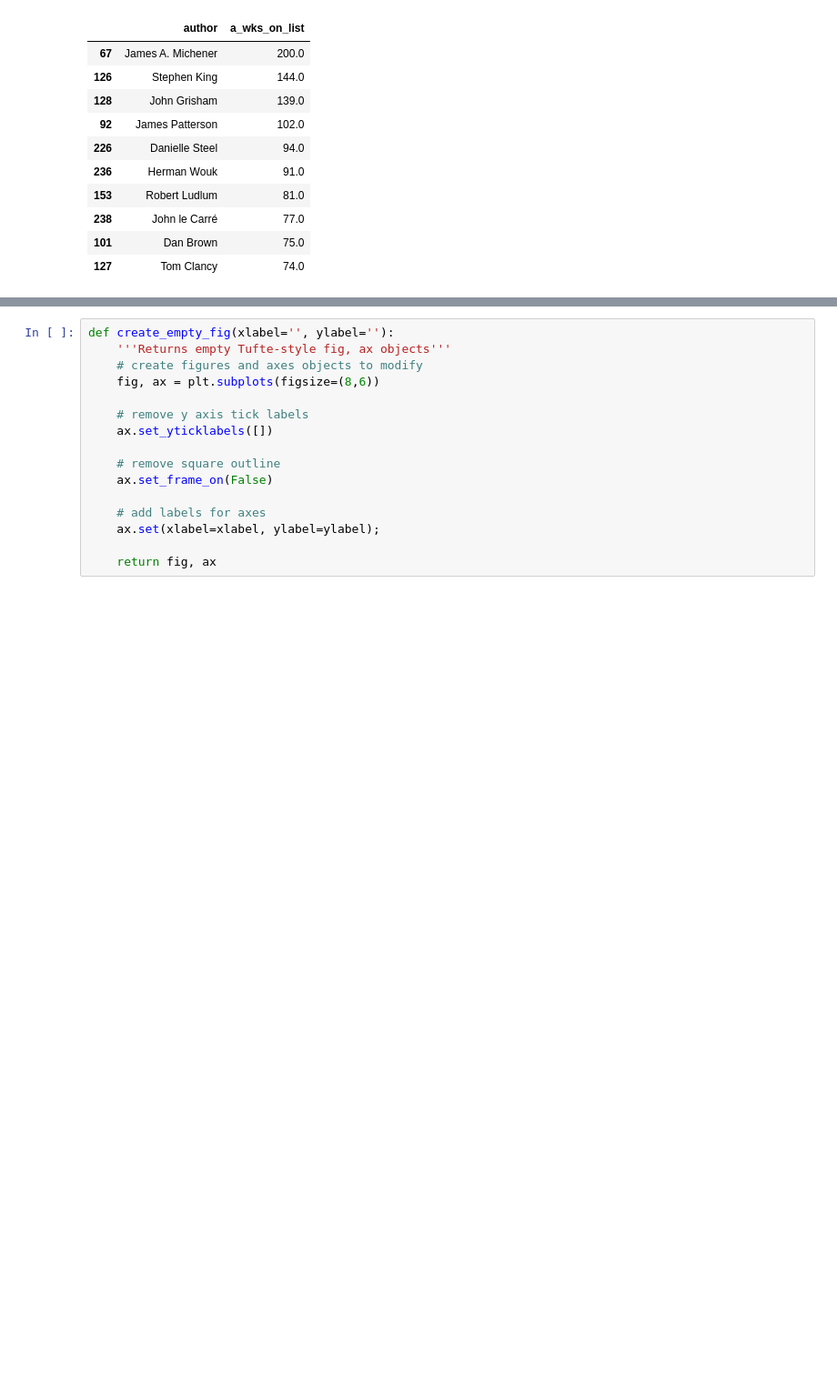
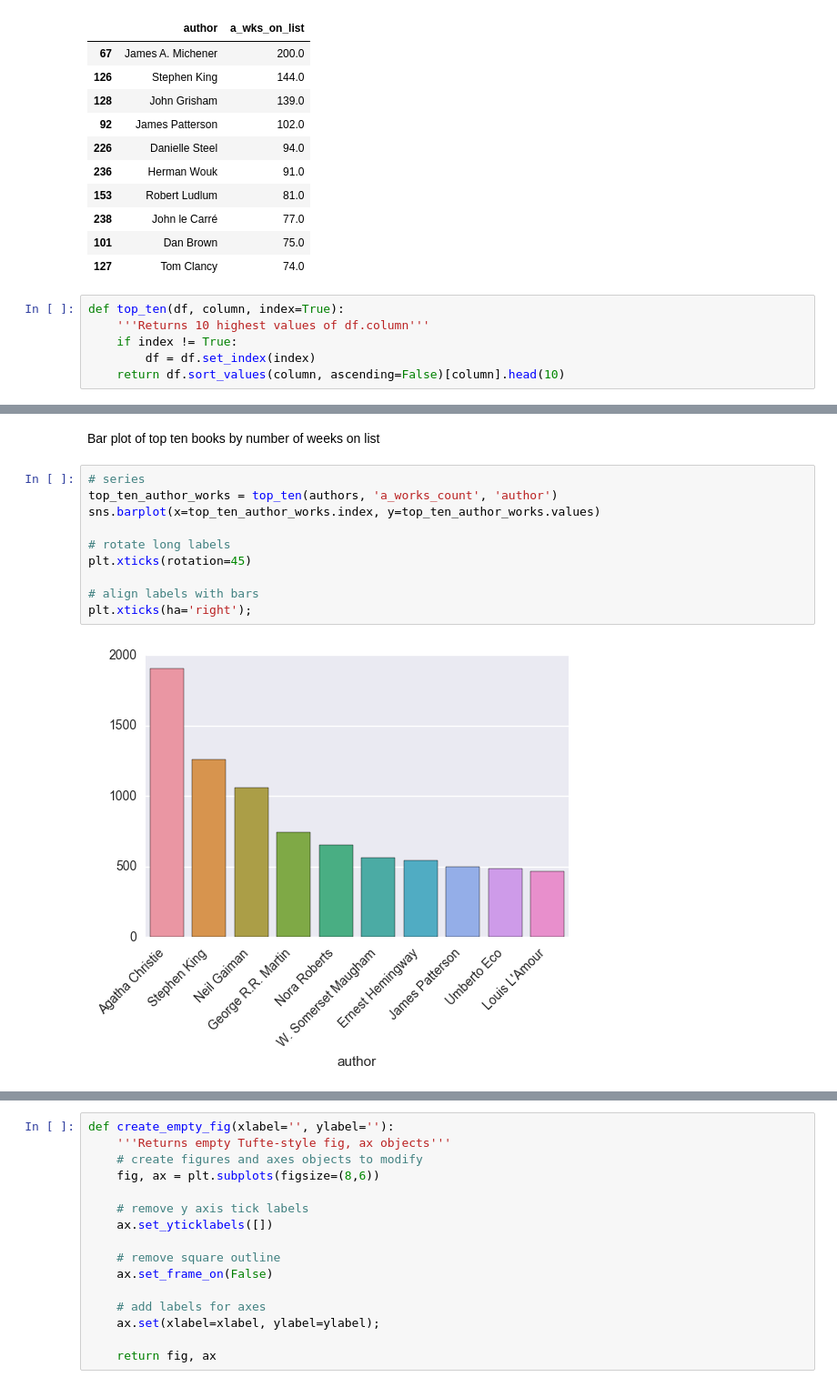
Before and after one commit to emw1687/plt_to_d3, a Jupyter notebook: notebooks/plt_functions.ipynb, the cells around one changed output, grey strips where cells are left out. Shown: that part at 91% size. Cells and saved outputs as stored; diff of their text form; blank space fills up the shorter version.

```diff
--- a/notebooks/plt_functions.ipynb
+++ b/notebooks/plt_functions.ipynb
@@ -59,3 +76,9 @@ authors.sort_values('a_wks_on_list', ascending=False)[['author', 'a_wks_on_list'
 | 238 | John le Carré | 77.0 |
 | 101 | Dan Brown | 75.0 |
 | 127 | Tom Clancy | 74.0 |
+# %%
+def top_ten(df, column, index=True):
+    '''Returns 10 highest values of df.column'''
+    if index != True:
+        df = df.set_index(index)
+    return df.sort_values(column, ascending=False)[column].head(10)
@@ -71,0 +225,14 @@ Bar plot of authors by gender
+# %% [markdown]
+Bar plot of top ten books by number of weeks on list
+# %%
+# series
+top_ten_author_works = top_ten(authors, 'a_works_count', 'author')
+sns.barplot(x=top_ten_author_works.index, y=top_ten_author_works.values)
+
+# rotate long labels
+plt.xticks(rotation=45)
+
+# align labels with bars
+plt.xticks(ha='right');
+# %% [output]
+[figure, added]
```
Also changed, not shown: parts of 65 cells of this notebook.
